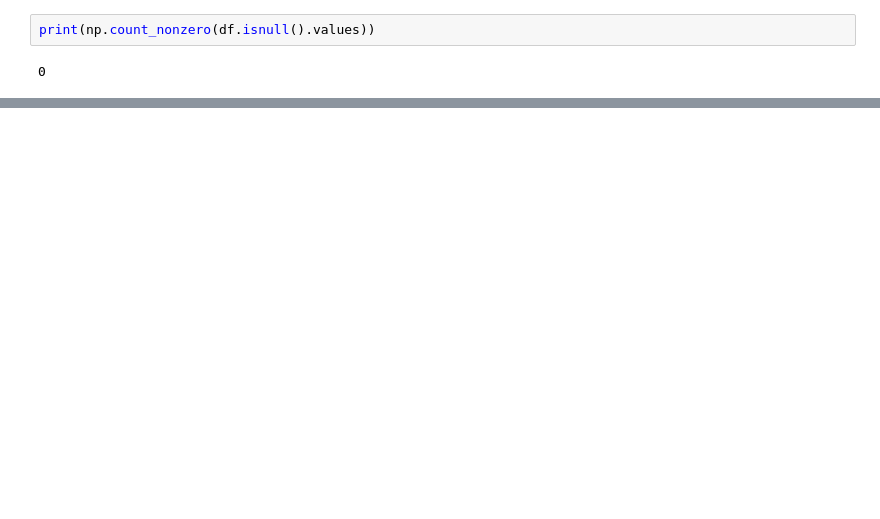
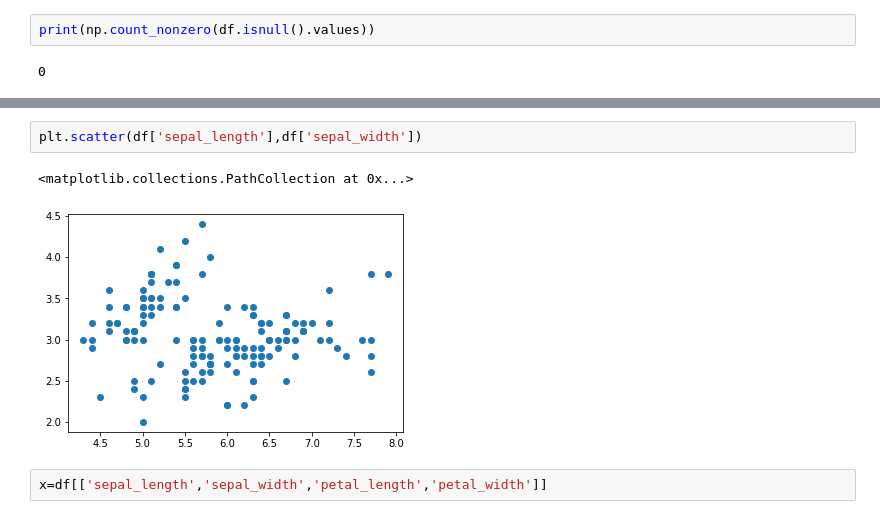
Before and after one commit to Nirvik663/iris-data-set, a Jupyter notebook: iris.ipynb, the cells around one changed output, grey strips where cells are left out. Saved outputs shown, nothing was run; the diff lists cells and outputs as text; blank space fills up the shorter version.

```diff
--- a/iris.ipynb
+++ b/iris.ipynb
@@ -207,0 +197,7 @@ print(np.count_nonzero(df.isnull().values))
+# %%
+plt.scatter(df['sepal_length'],df['sepal_width'])
+# %% [output]
+<matplotlib.collections.PathCollection at 0x...>
+[figure, added]
+# %%
+x=df[['sepal_length','sepal_width','petal_length','petal_width']]
```
Also changed, not shown: parts of 18 cells of this notebook.
